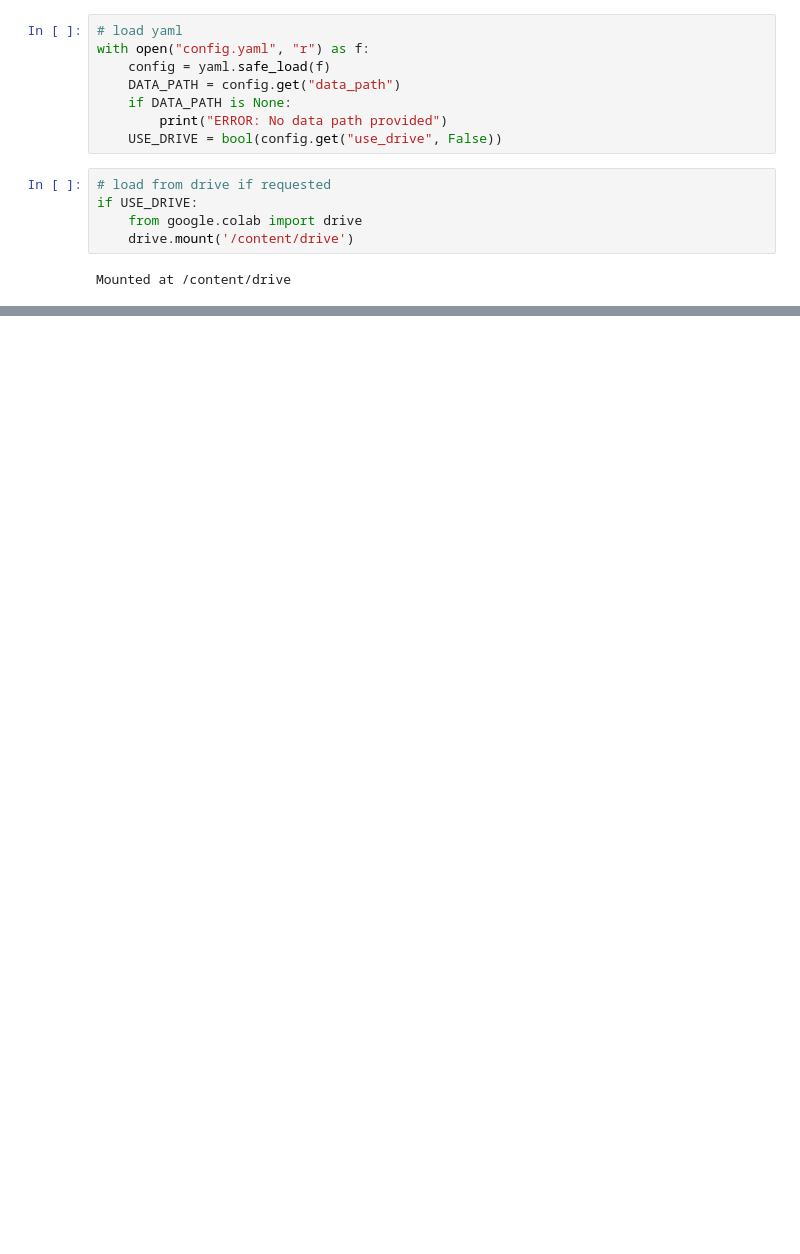
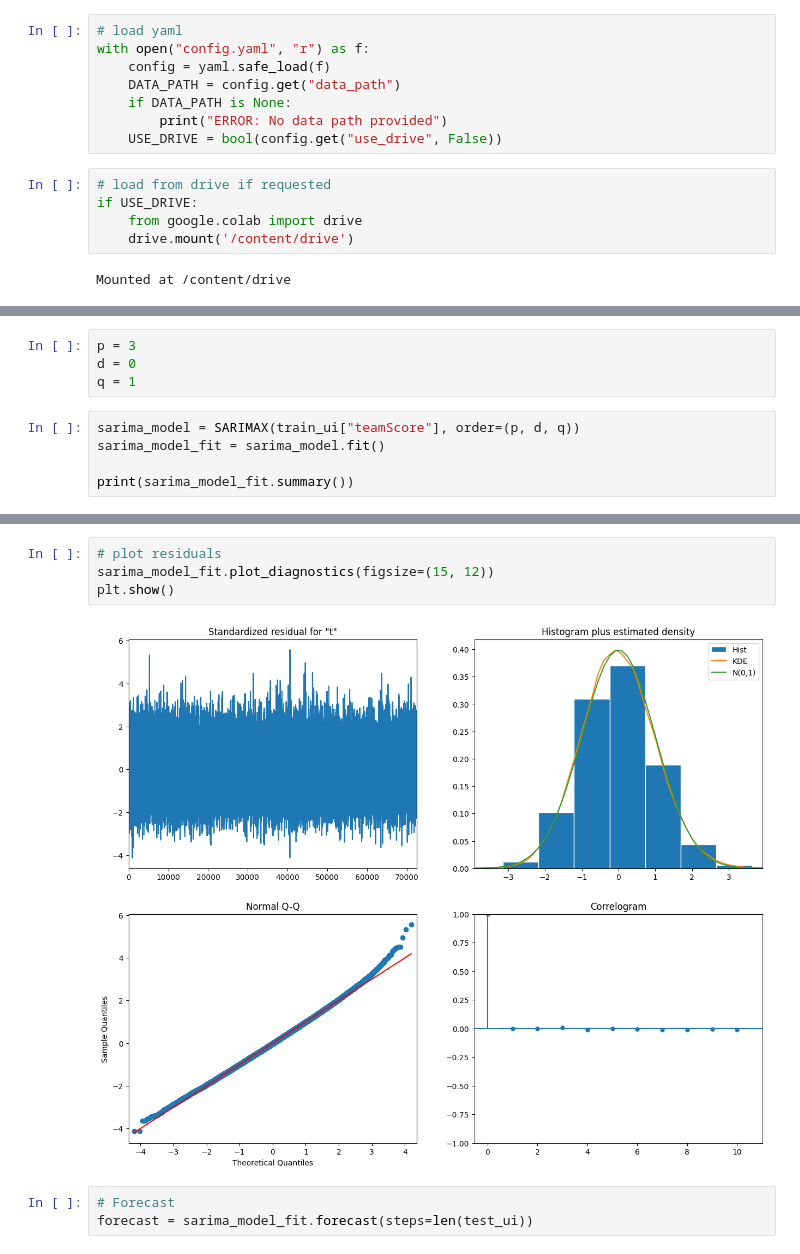
Before and after one commit to 5v3nn/uzh-esc403-data-science-project-nba, a Jupyter notebook: ts_team_prediction.ipynb, the cells around one changed output, grey strips where cells are left out. Drawn from its saved outputs; the diff is of its cells as text; blank space fills up the shorter version.

```diff
--- a/ts_team_prediction.ipynb
+++ b/ts_team_prediction.ipynb
@@ -66,0 +145,9 @@ memory usage: 16.6+ MB
+# %%
+p = 3
+d = 0
+q = 1
+# %%
+sarima_model = SARIMAX(train_ui["teamScore"], order=(p, d, q))
+sarima_model_fit = sarima_model.fit()
+
+print(sarima_model_fit.summary())
@@ -66,0 +172,9 @@ memory usage: 16.6+ MB
+# %%
+# plot residuals
+sarima_model_fit.plot_diagnostics(figsize=(15, 12))
+plt.show()
+# %% [output]
+[figure, added]
+# %%
+# Forecast
+forecast = sarima_model_fit.forecast(steps=len(test_ui))
```
Also changed, not shown: parts of 36 cells of this notebook.
